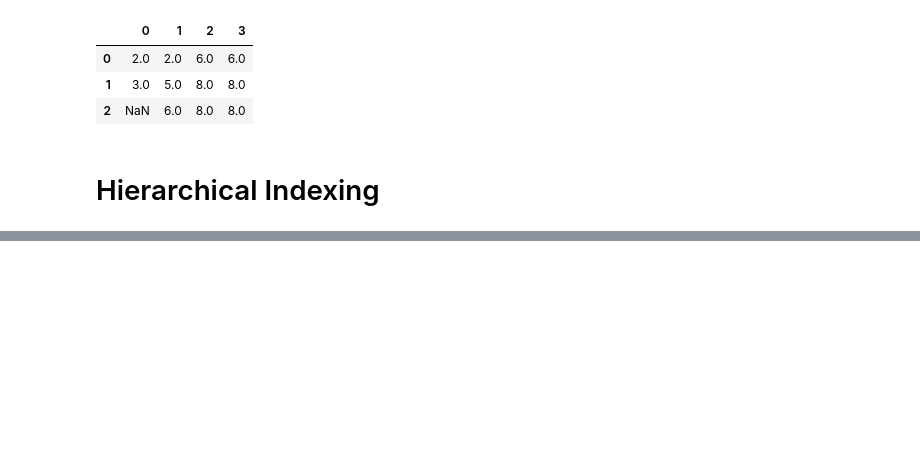
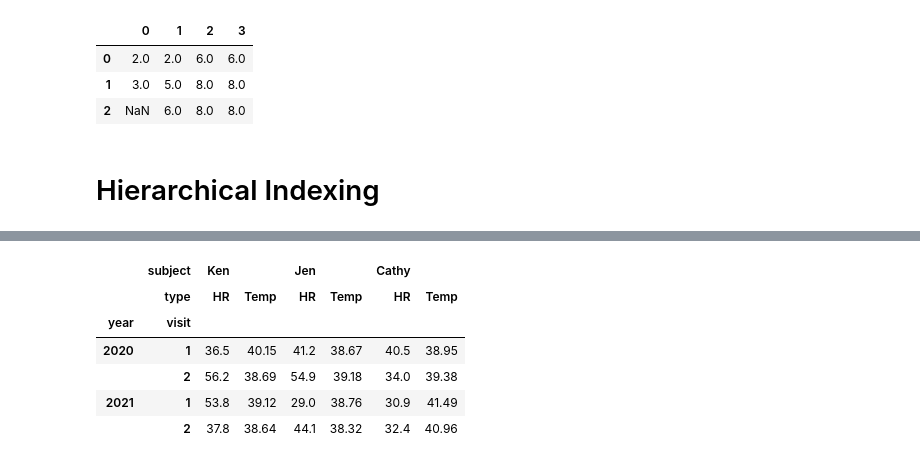
Before and after one commit to chwang12341/Book, a Jupyter notebook: Python-Data-Science-Handbook-Personal-Note/Pandas/Chapter3.4~3.5/Handing Missing Data & Hierarchical Indexing.ipynb, the cells around one changed output, grey strips where cells are left out. Saved outputs shown, nothing was run; the diff lists cells and outputs as text; code cells hidden in the pictures; blank space fills up the shorter version.

```diff
--- a/Python-Data-Science-Handbook-Personal-Note/Pandas/Chapter3.4~3.5/Handing Missing Data & Hierarchical Indexing.ipynb
+++ b/Python-Data-Science-Handbook-Personal-Note/Pandas/Chapter3.4~3.5/Handing Missing Data & Hierarchical Indexing.ipynb
@@ -219,0 +459,28 @@ df.fillna(method = 'ffill', axis = 1)
+# %%
+## 構建行和列的多重索引
+index = pd.MultiIndex.from_product([[2020, 2021], [1, 2]],
+                              names = ['year', 'visit'])
+
+columns = pd.MultiIndex.from_product([['Ken', 'Jen', 'Cathy'], ['HR', 'Temp']],
+                           names = ['subject', 'type']
+         )
+
+
+## 隨機產生一個4 X 6 的數據
+data = np.round(np.random.randn(4, 6), 2)
+
+data[:, ::2] *=10
+data+=40
+
+## 構建DataFrame
+hospital_data = pd.DataFrame(data, index = index, columns = columns)
+
+hospital_data
+# %% [output]
+|  | subject | Ken |  | Jen |  | Cathy |  |
+|  | type | HR | Temp | HR | Temp | HR | Temp |
+| year | visit |  |  |  |  |  |  |
+| 2020 | 1 | 36.5 | 40.15 | 41.2 | 38.67 | 40.5 | 38.95 |
+|  | 2 | 56.2 | 38.69 | 54.9 | 39.18 | 34.0 | 39.38 |
+| 2021 | 1 | 53.8 | 39.12 | 29.0 | 38.76 | 30.9 | 41.49 |
+|  | 2 | 37.8 | 38.64 | 44.1 | 38.32 | 32.4 | 40.96 |
```
Also changed, not shown: parts of 45 cells of this notebook, 17 other files.
